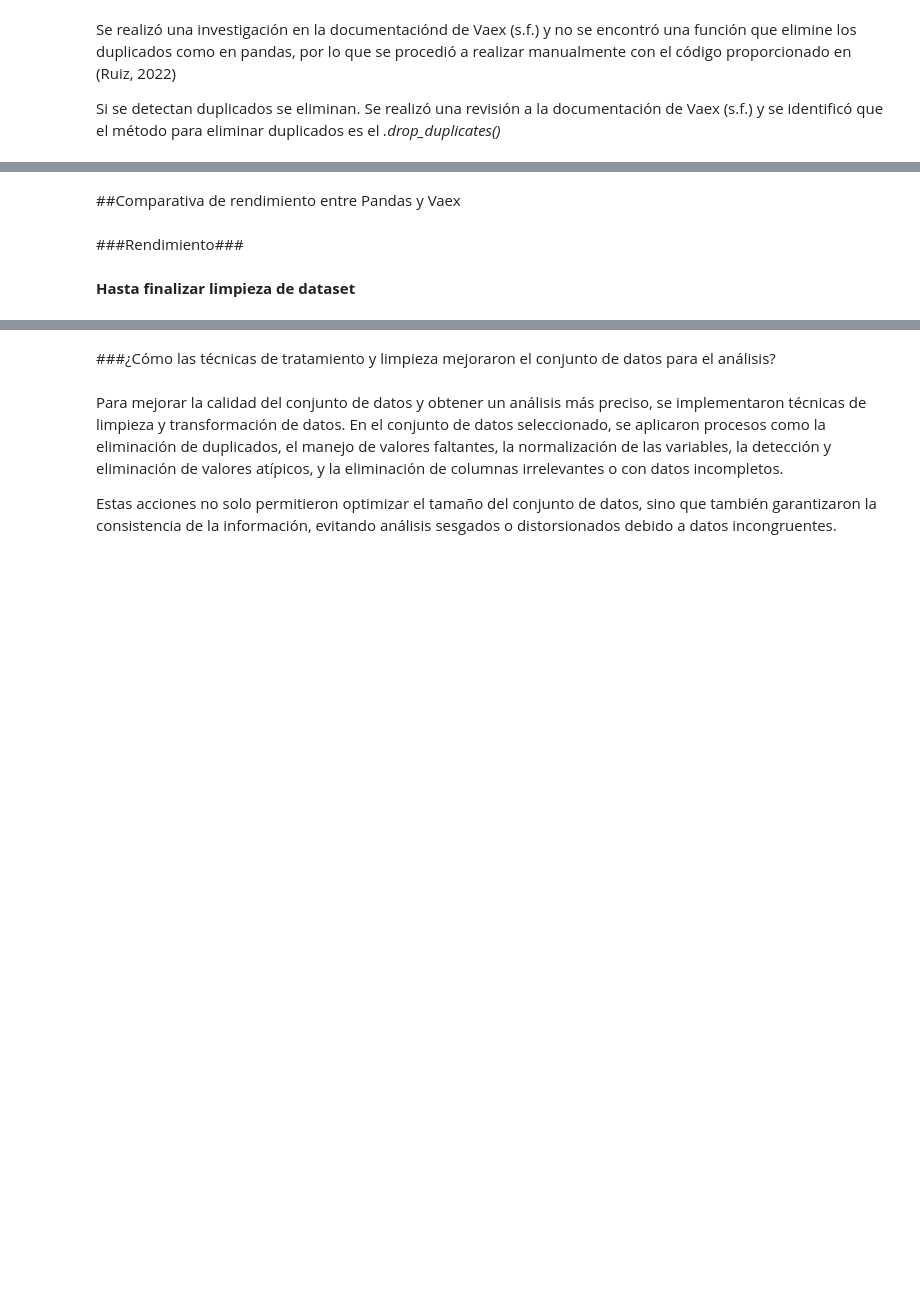
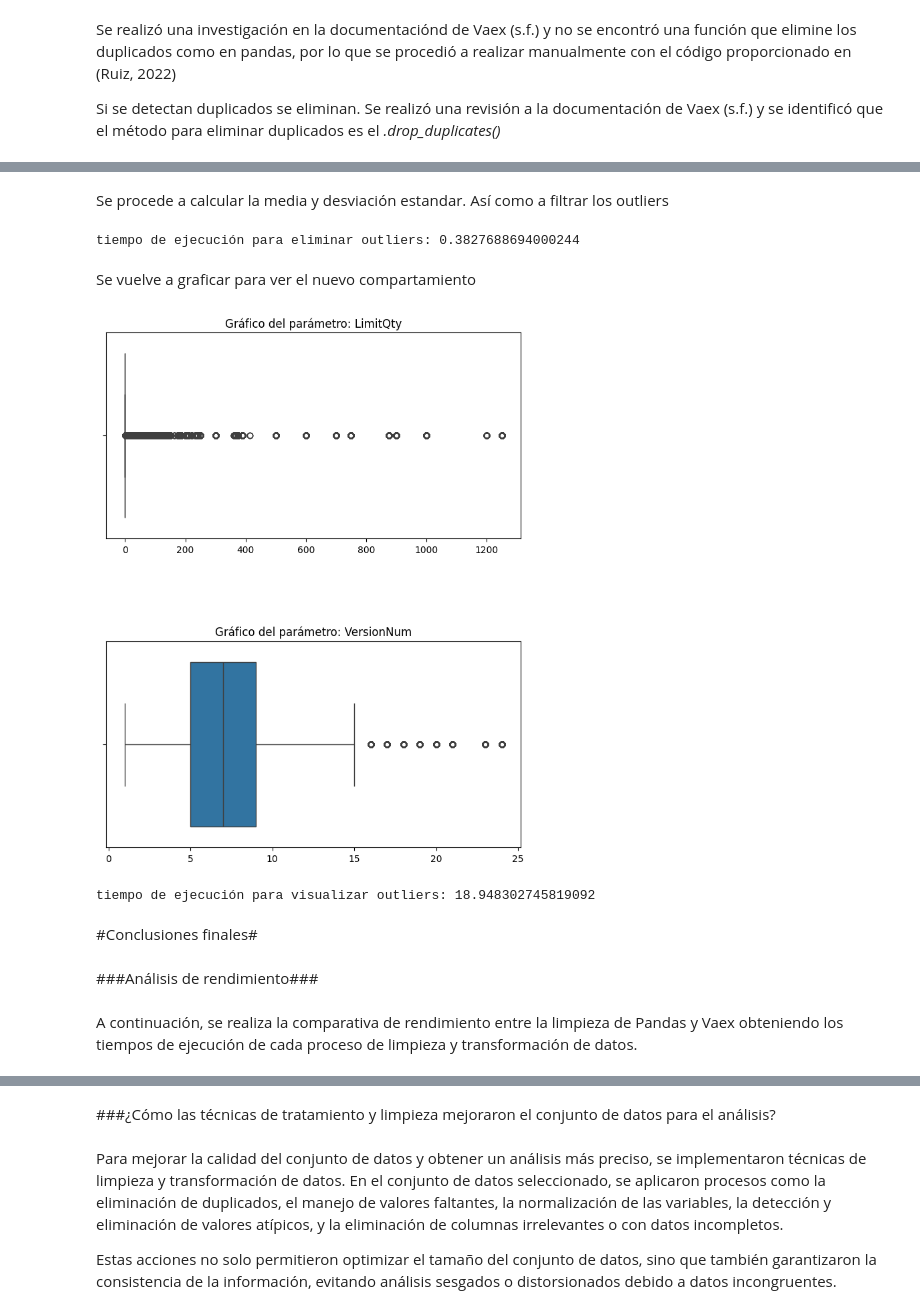
Before and after one commit to calerovillalobos10/Veax-vs-Pandas-Limpieza_Transf_Data-, a Jupyter notebook: Tarea_PF3347.ipynb, the cells around one changed output, grey strips where cells are left out. Drawn from its saved outputs; the diff is of its cells as text; code cells hidden in the pictures; blank space fills up the shorter version.

```diff
--- a/Tarea_PF3347.ipynb
+++ b/Tarea_PF3347.ipynb
@@ -805,6 +982,60 @@ TypeError: DataFrame.unique() missing 1 required positional argument: 'expressio
+# %% [markdown]
+Se procede a calcular la media y desviación estandar. Así como a filtrar los outliers
+# %%
+start_time = time.time()
+
+# Calcular la media y la desviación estándar
+media = df_vaex['LimitQty'].mean()
+desviacion_estandar = df_vaex['LimitQty'].std()
+
+# Definir umbrales para detectar outliers
+umbral_superior = media + 2 * desviacion_estandar
+umbral_inferior = media - 2 * desviacion_estandar
+
+# Filtrar outliers
+df_vaex = df_vaex[(df_vaex['LimitQty'] >= umbral_inferior) & (df_vaex['LimitQty'] <= umbral_superior)]
+
+# Liberar memoria
+del media, desviacion_estandar,umbral_inferior,umbral_superior
+gc.collect()
+
+vaex_elim_outliers_time = time.time() - start_time
+print(f'tiempo de ejecución para eliminar outliers: {vaex_elim_outliers_time}')
+
+
+vaex_time = time.time() - start_vaex_time
+# %% [output]
+tiempo de ejecución para eliminar outliers: 0.3827688694000244
+# %% [markdown]
+Se vuelve a graficar para ver el nuevo compartamiento
+# %%
+
+start_time = time.time()
+
+# Revisión de outliers en variables numéricas
+cols_num = ['LimitQty', 'VersionNum']
+
+# Crear gráficos
+fig, ax = plt.subplots(nrows=len(cols_num), ncols=1, figsize=(8, 10))
+fig.subplots_adjust(hspace=0.5)
+
+for i, col in enumerate(cols_num):
+    sns.boxplot(x=df_vaex[col].to_numpy(), ax=ax[i])  # Convertir a numpy para seaborn
+    ax[i].set_title(f'Gráfico del parámetro: {col}')
+
+plt.show()
+
+del cols_num, fig,ax, df_vaex
+gc.collect()
+
+vaex_outliers_time = time.time() - start_time
+print(f'tiempo de ejecución para visualizar outliers: {vaex_outliers_time}')
+# %% [output]
+[figure, added]
+tiempo de ejecución para visualizar outliers: 18.948302745819092
+# %% [markdown]
+#Conclusiones finales#
 # %% [markdown]
-##Comparativa de rendimiento entre Pandas y Vaex
+###Análisis de rendimiento###
-# %% [markdown]
-###Rendimiento###
-# %% [markdown]
-**Hasta finalizar limpieza de dataset**
+# %% [markdown]
+A continuación, se realiza la comparativa de rendimiento entre la limpieza de Pandas y Vaex obteniendo los tiempos de ejecución de cada proceso de limpieza y transformación de datos.
```
Also changed, not shown: parts of 75 cells of this notebook.
